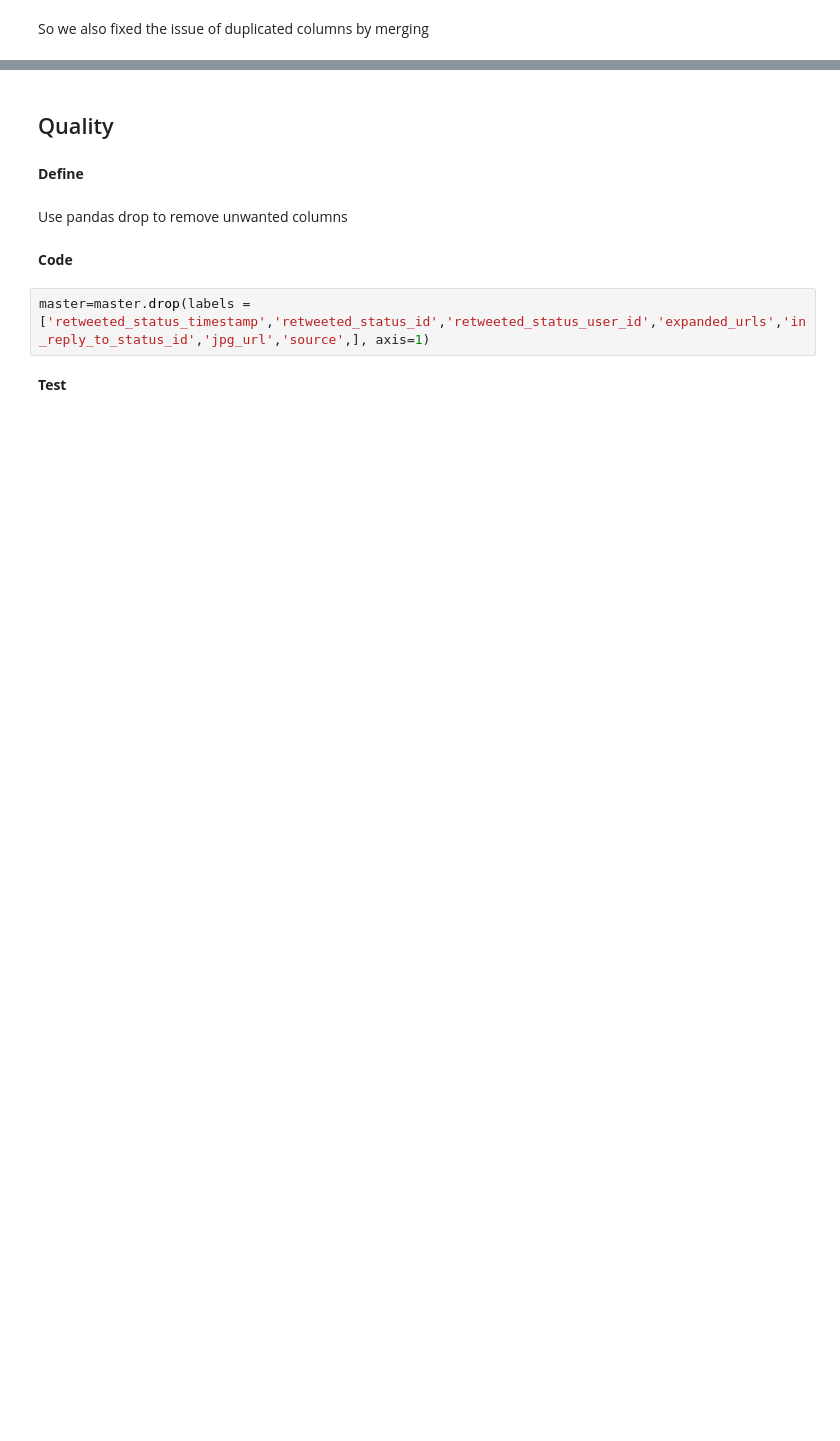
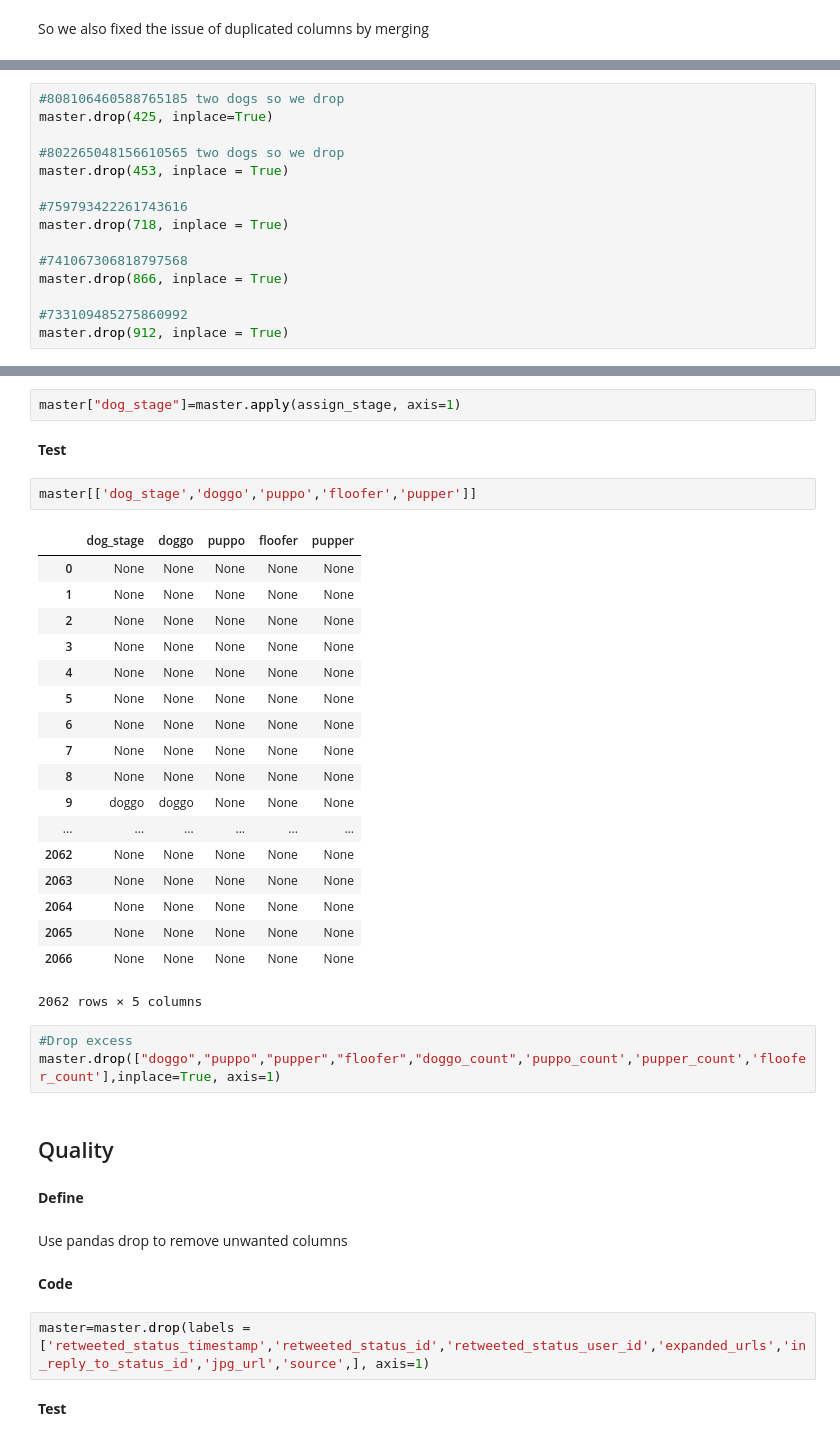
Before and after one commit to joey5405/WeRateDogs-Analysis---Udacity, a Jupyter notebook: wrangle_act.ipynb, the cells around one changed output, grey strips where cells are left out. Cells and saved outputs as stored; diff of their text form; blank space fills up the shorter version.

```diff
--- a/wrangle_act.ipynb
+++ b/wrangle_act.ipynb
@@ -549,0 +601,15 @@ So we also fixed the issue of duplicated columns by merging
+# %%
+#808106460588765185 two dogs so we drop
+master.drop(425, inplace=True)
+
+#802265048156610565 two dogs so we drop
+master.drop(453, inplace = True)
+
+#759793422261743616
+master.drop(718, inplace = True)
+
+#741067306818797568
+master.drop(866, inplace = True)
+
+#733109485275860992
+master.drop(912, inplace = True)
@@ -550,3 +640,31 @@ So we also fixed the issue of duplicated columns by merging
+# %%
+master["dog_stage"]=master.apply(assign_stage, axis=1)
+# %% [markdown]
+**Test**
+# %%
+master[['dog_stage','doggo','puppo','floofer','pupper']]
+# %% [output]
+|  | dog_stage | doggo | puppo | floofer | pupper |
+| 0 | None | None | None | None | None |
+| 1 | None | None | None | None | None |
+| 2 | None | None | None | None | None |
+| 3 | None | None | None | None | None |
+| 4 | None | None | None | None | None |
+| 5 | None | None | None | None | None |
+| 6 | None | None | None | None | None |
+| 7 | None | None | None | None | None |
+| 8 | None | None | None | None | None |
+| 9 | doggo | doggo | None | None | None |
+| ... | ... | ... | ... | ... | ... |
+| 2062 | None | None | None | None | None |
+| 2063 | None | None | None | None | None |
+| 2064 | None | None | None | None | None |
+| 2065 | None | None | None | None | None |
+| 2066 | None | None | None | None | None |
+2062 rows × 5 columns
+# %%
+#Drop excess
+master.drop(["doggo","puppo","pupper","floofer","doggo_count",'puppo_count','pupper_count','floofer_count'],inplace=True, axis=1)
 # %% [markdown]
 ## Quality
 # %% [markdown]
```
Also changed, not shown: parts of 37 cells of this notebook.
